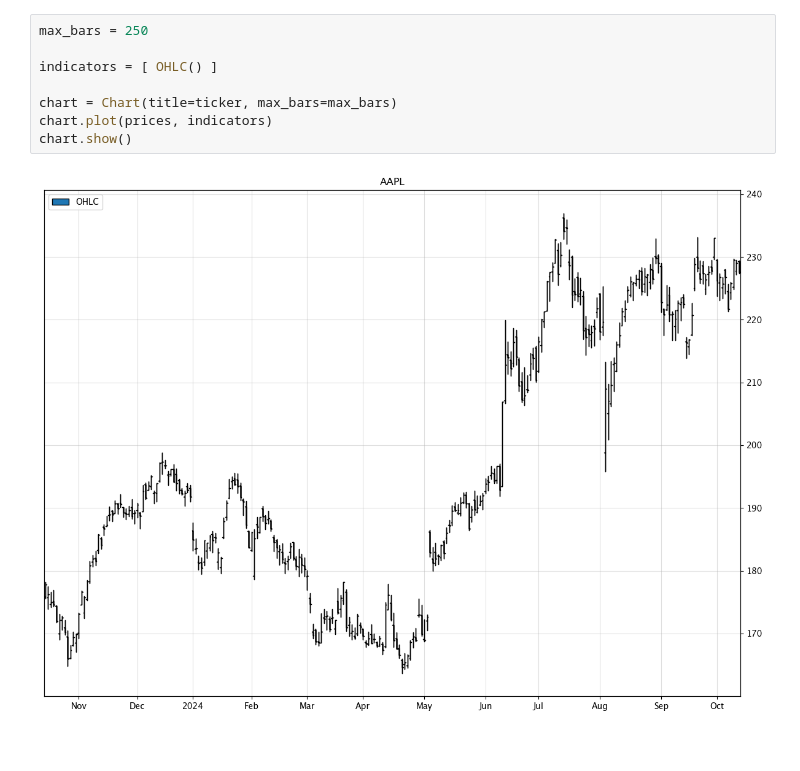
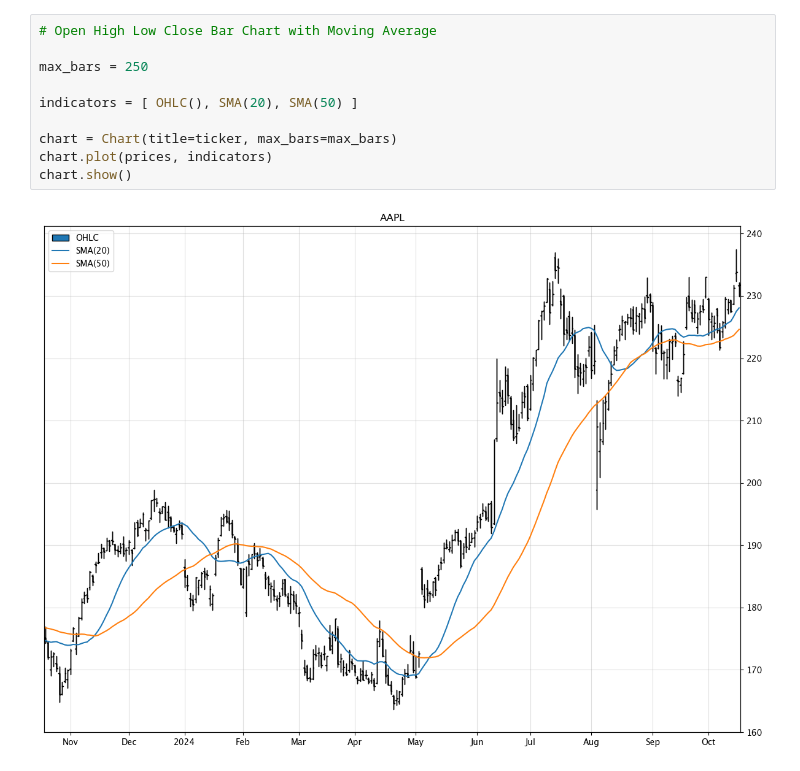
Before and after one commit to furechan/mplchart, a Jupyter notebook: examples/ohlc-chart.ipynb, the cells around one changed output. Saved outputs shown, nothing was run; the diff lists cells and outputs as text.

```diff
--- a/examples/ohlc-chart.ipynb
+++ b/examples/ohlc-chart.ipynb
@@ -25,13 +26,15 @@ Data columns (total 7 columns):
 dtypes: float64(6), int64(1)
 memory usage: 78.6 KB
 # %%
+# Open High Low Close Bar Chart with Moving Average
+
 max_bars = 250
 
-indicators = [ OHLC() ]
+indicators = [ OHLC(), SMA(20), SMA(50) ]
 
 chart = Chart(title=ticker, max_bars=max_bars)
 chart.plot(prices, indicators)
 chart.show()
 # %% [output]
-[figure, old version]
+[figure, new version]
 # %%
```
Also changed, not shown: parts of 4 cells of this notebook, 33 other files.
